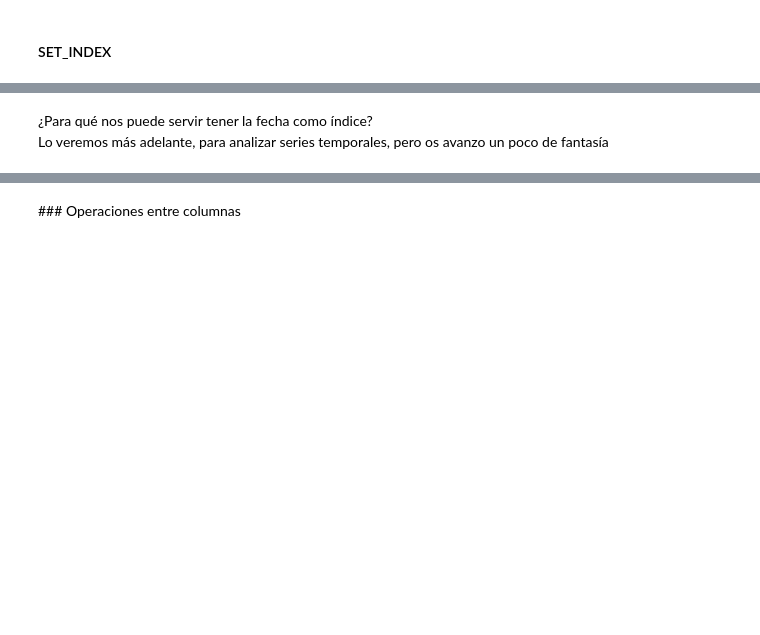
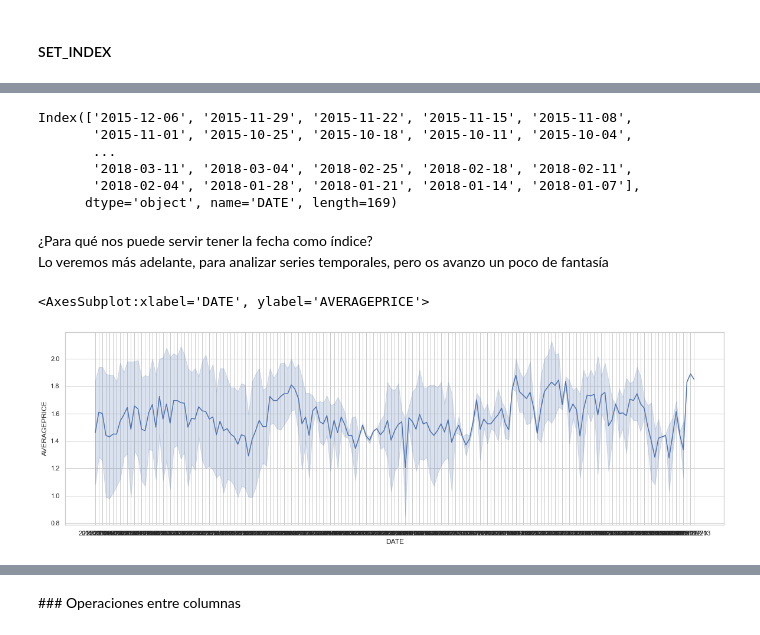
Before and after one commit to Ironhack-Data-Madrid-Agosto-2021/classroom-materials, a Jupyter notebook: week_02/04-pandas.ipynb, the cells around one changed output, grey strips where cells are left out. Cells and saved outputs as stored; diff of their text form; code cells hidden in the pictures; blank space fills up the shorter version.

```diff
--- a/week_02/04-pandas.ipynb
+++ b/week_02/04-pandas.ipynb
@@ -309,3 +825,4 @@ df[(df.AveragePrice>=0.71) | (df.year==2015)].tail()
 ### Borramos filas
 # %%
 # Axis 0 siempre filas
+df.drop([0,1,2], axis=0, inplace=True)
@@ -321,2 +866,5 @@ Leemos la [documentación](https://pandas.pydata.org/pandas-docs/stable/referenc
 # %% [markdown]
 #### SET_INDEX
+# %%
+df = df.set_index("DATE")
+df.head()
@@ -322,0 +879,3 @@ Leemos la [documentación](https://pandas.pydata.org/pandas-docs/stable/referenc
+# %%
+df3 = df.set_index("REGION")
+df3.head()
@@ -323,3 +890,12 @@ Leemos la [documentación](https://pandas.pydata.org/pandas-docs/stable/referenc
+# %%
+df.index.unique()
+# %% [output]
+Index(['2015-12-06', '2015-11-29', '2015-11-22', '2015-11-15', '2015-11-08',
+       '2015-11-01', '2015-10-25', '2015-10-18', '2015-10-11', '2015-10-04',
+       ...
+       '2018-03-11', '2018-03-04', '2018-02-25', '2018-02-18', '2018-02-11',
+       '2018-02-04', '2018-01-28', '2018-01-21', '2018-01-14', '2018-01-07'],
+      dtype='object', name='DATE', length=169)
 # %% [markdown]
 ¿Para qué nos puede servir tener la fecha como índice?
 Lo veremos más adelante, para analizar series temporales, pero os avanzo un poco de fantasía
@@ -328,3 +904,10 @@ import seaborn as sns
 sns.set_context('poster')
 sns.set(rc={'figure.figsize': (20.,6.)})
 sns.set_style('whitegrid')
+# %%
+df_filtro = df[df.REGION== "Albany"]
+# %%
+sns.lineplot(data=df_filtro, x=df_filtro.index, y=df_filtro.AVERAGEPRICE)
+# %% [output]
+<AxesSubplot:xlabel='DATE', ylabel='AVERAGEPRICE'>
+[figure, added]
```
Also changed, not shown: parts of 121 cells of this notebook.
